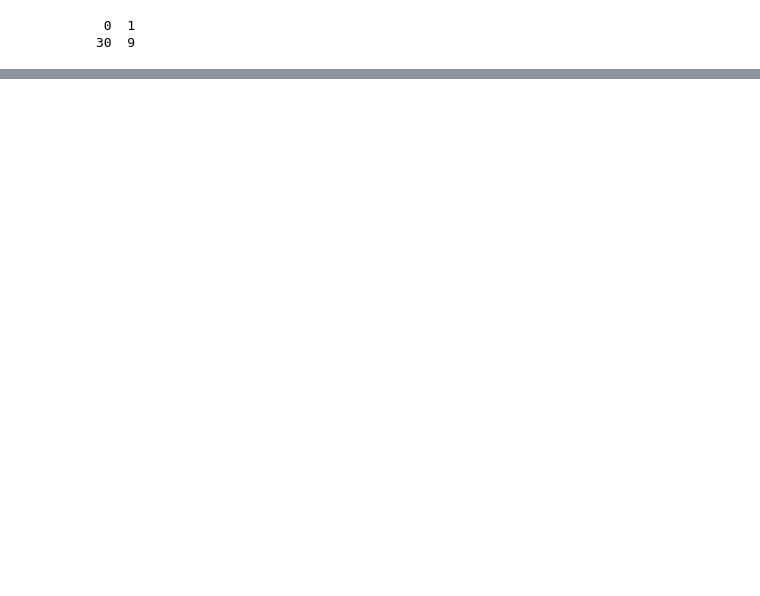
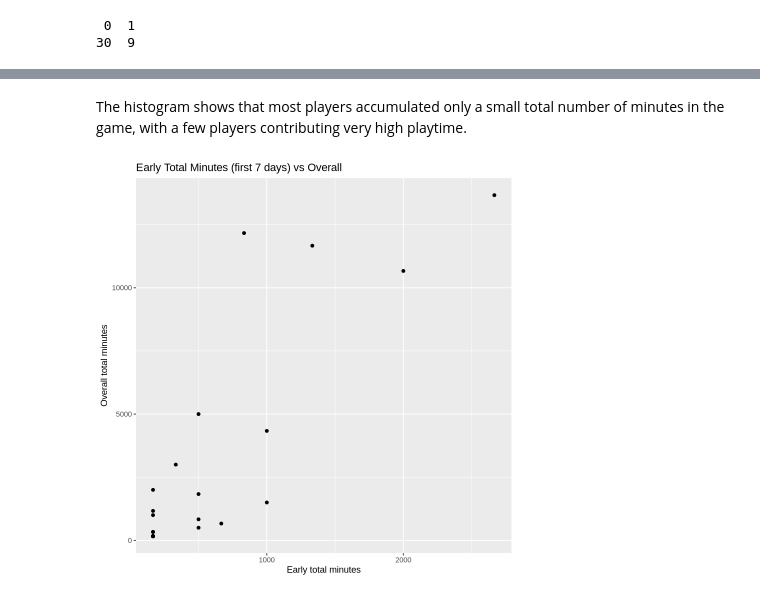
Before and after one commit to annanguyen0605/individual_project, a Jupyter notebook: individual_project_final.ipynb, the cells around one changed output, grey strips where cells are left out. Saved outputs shown, nothing was run; the diff lists cells and outputs as text; code cells hidden in the pictures; blank space fills up the shorter version.

```diff
--- a/individual_project_final.ipynb
+++ b/individual_project_final.ipynb
@@ -252,0 +273,10 @@ table(dat$high_contributor)
+# %% [markdown]
+The histogram shows that most players accumulated only a small total number of minutes in the game, with a few players contributing very high playtime.
+# %%
+# relationship: early vs overall
+ggplot(dat, aes(x = total_minutes_early, y = total_minutes_all)) +
+  geom_point() +
+  labs(title = "Early Total Minutes (first 7 days) vs Overall",
+       x = "Early total minutes", y = "Overall total minutes")
+# %% [output]
+[figure, added]
```
Also changed, not shown: parts of 6 cells of this notebook.
